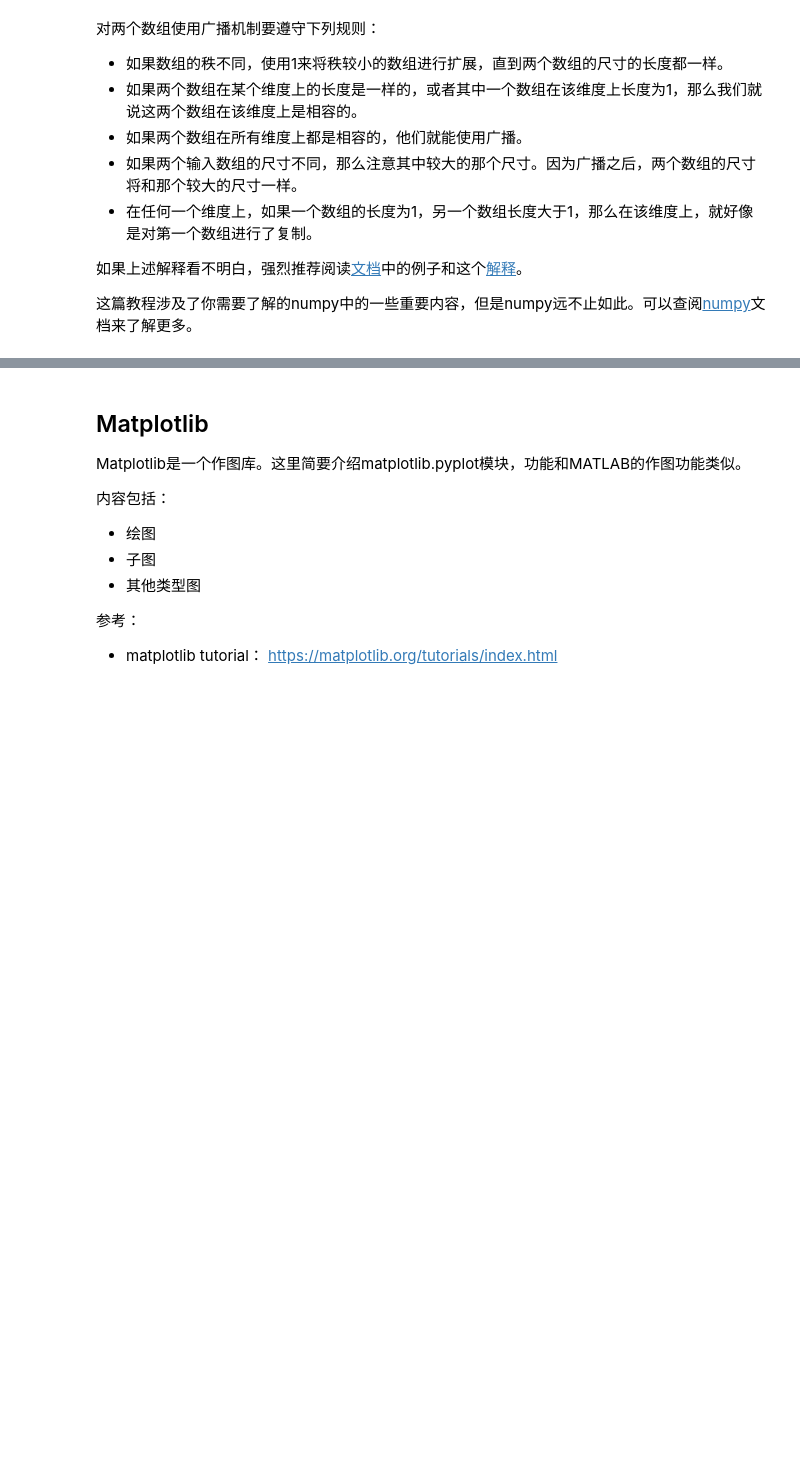
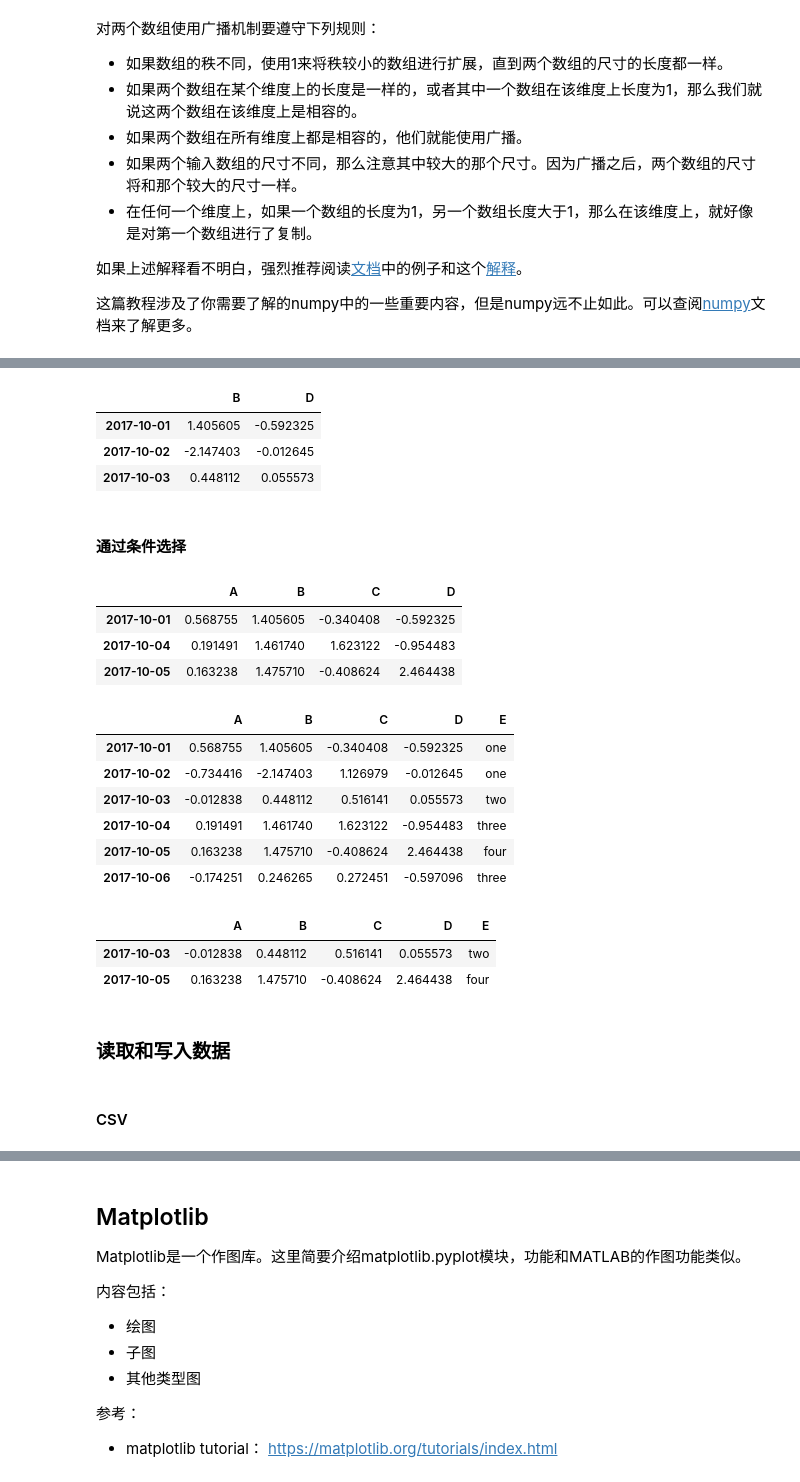
Before and after one commit to Jedan010/data-mining, a Jupyter notebook: 0.2.python turorial.ipynb, the cells around one changed output, grey strips where cells are left out. Saved outputs shown, nothing was run; the diff lists cells and outputs as text; code cells hidden in the pictures; blank space fills up the shorter version.

```diff
--- a/0.2.python turorial.ipynb
+++ b/0.2.python turorial.ipynb
@@ -709,0 +878,40 @@ array([[ 2,  2,  4],
+# %%
+## 显示标签切片，两个端点都包含
+df.loc['2017-10-01':'2017-10-03', ['B', 'D']]
+# %% [output]
+|  | B | D |
+| 2017-10-01 | 1.405605 | -0.592325 |
+| 2017-10-02 | -2.147403 | -0.012645 |
+| 2017-10-03 | 0.448112 | 0.055573 |
+# %% [markdown]
+#### 通过条件选择
+# %%
+df[df.A > 0]
+# %% [output]
+|  | A | B | C | D |
+| 2017-10-01 | 0.568755 | 1.405605 | -0.340408 | -0.592325 |
+| 2017-10-04 | 0.191491 | 1.461740 | 1.623122 | -0.954483 |
+| 2017-10-05 | 0.163238 | 1.475710 | -0.408624 | 2.464438 |
+# %%
+## 使用isin() 进行过滤
+df2 = df.copy()
+df2['E'] = ['one', 'one','two','three','four','three']
+df2
+# %% [output]
+|  | A | B | C | D | E |
+| 2017-10-01 | 0.568755 | 1.405605 | -0.340408 | -0.592325 | one |
+| 2017-10-02 | -0.734416 | -2.147403 | 1.126979 | -0.012645 | one |
+| 2017-10-03 | -0.012838 | 0.448112 | 0.516141 | 0.055573 | two |
+| 2017-10-04 | 0.191491 | 1.461740 | 1.623122 | -0.954483 | three |
+| 2017-10-05 | 0.163238 | 1.475710 | -0.408624 | 2.464438 | four |
+| 2017-10-06 | -0.174251 | 0.246265 | 0.272451 | -0.597096 | three |
+# %%
+df2[df2['E'].isin(['two','four'])]
+# %% [output]
+|  | A | B | C | D | E |
+| 2017-10-03 | -0.012838 | 0.448112 | 0.516141 | 0.055573 | two |
+| 2017-10-05 | 0.163238 | 1.475710 | -0.408624 | 2.464438 | four |
+# %% [markdown]
+### 读取和写入数据
+# %% [markdown]
+#### CSV
```
Also changed, not shown: parts of 41 cells of this notebook, 2 other files.
